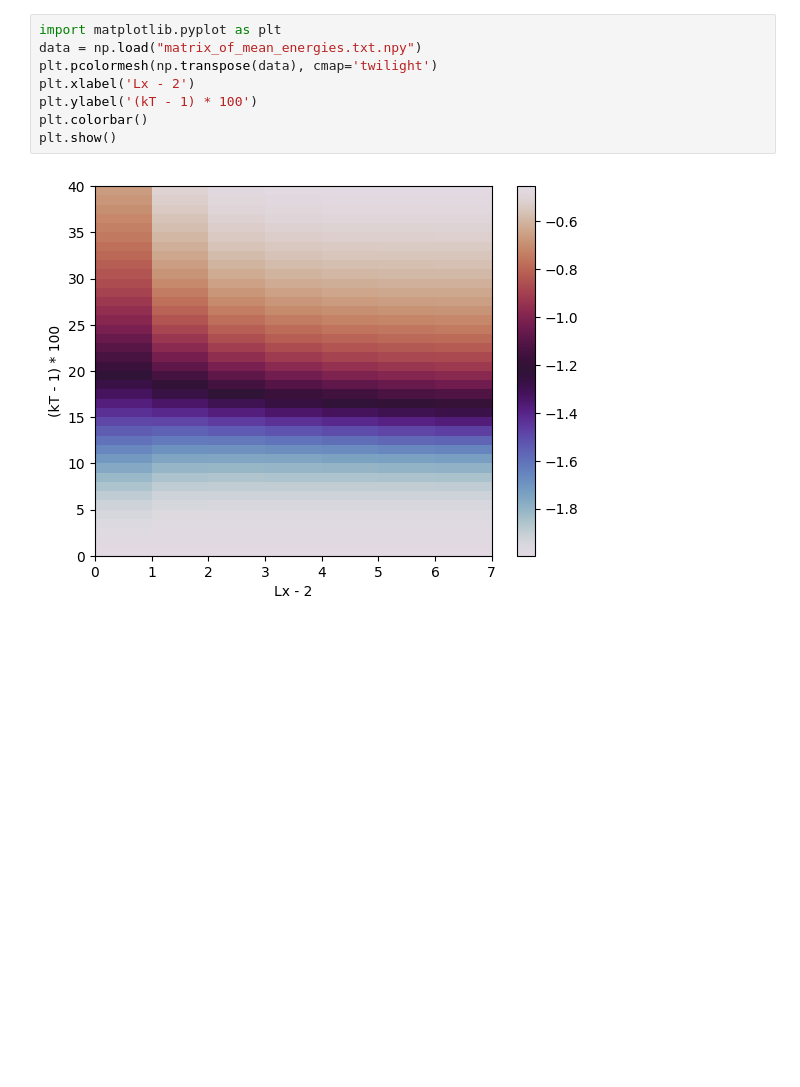
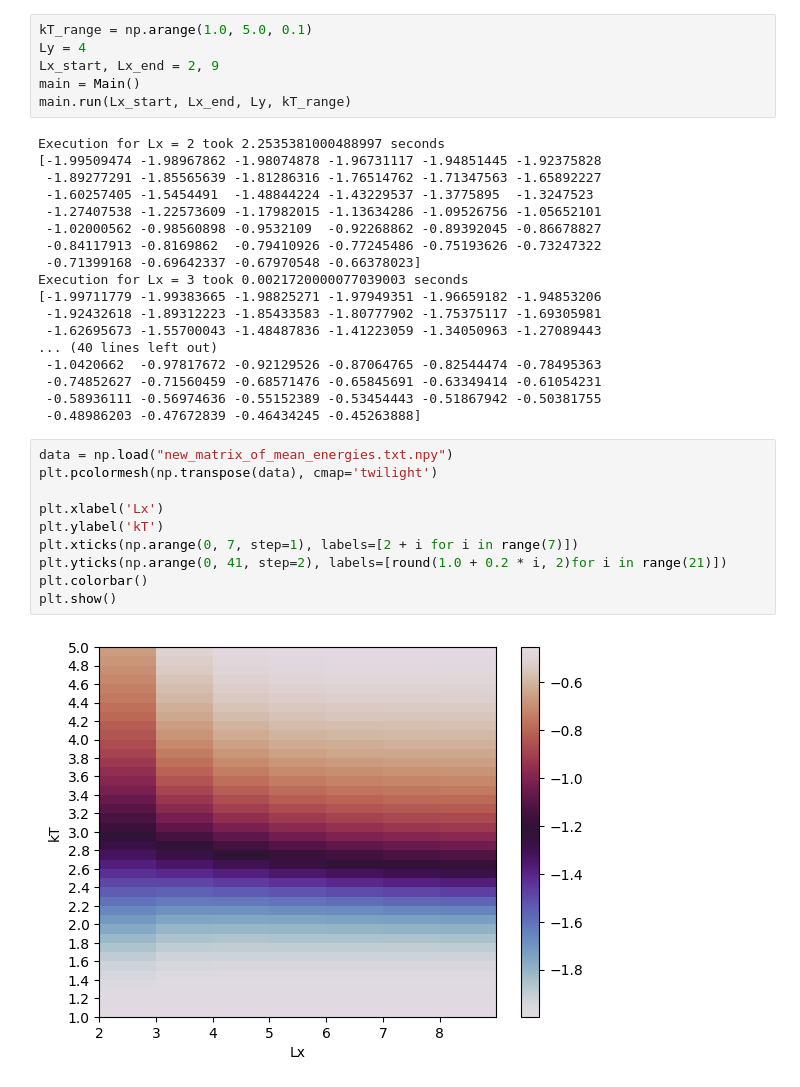
Before and after one commit to rustam432184798213651/FeromagneticModeling, a Jupyter notebook: FeromagneticsModeling.ipynb, the cells around one changed output. Saved outputs shown, nothing was run; the diff lists cells and outputs as text; blank space fills up the shorter version.

Commit message:
Encapsulated main logic inside of a class

```diff
--- a/FeromagneticsModeling.ipynb
+++ b/FeromagneticsModeling.ipynb
@@ -210,10 +150,36 @@ Execution for Lx = 8 took 2637.588398899883 seconds
 # %%
-import matplotlib.pyplot as plt
-data = np.load("matrix_of_mean_energies.txt.npy")
-plt.pcolormesh(np.transpose(data), cmap='twilight')
-plt.xlabel('Lx - 2')
-plt.ylabel('(kT - 1) * 100')
-plt.colorbar()
-plt.show()
+kT_range = np.arange(1.0, 5.0, 0.1)
+Ly = 4
+Lx_start, Lx_end = 2, 9
+main = Main()
+main.run(Lx_start, Lx_end, Ly, kT_range)
 # %% [output]
-[figure, removed]
+Execution for Lx = 2 took 2.2535381000488997 seconds
+[-1.99509474 -1.98967862 -1.98074878 -1.96731117 -1.94851445 -1.92375828
+ -1.89277291 -1.85565639 -1.81286316 -1.76514762 -1.71347563 -1.65892227
+ -1.60257405 -1.5454491  -1.48844224 -1.43229537 -1.3775895  -1.3247523
+ -1.27407538 -1.22573609 -1.17982015 -1.13634286 -1.09526756 -1.05652101
+ -1.02000562 -0.98560898 -0.9532109  -0.92268862 -0.89392045 -0.86678827
+ -0.84117913 -0.8169862  -0.79410926 -0.77245486 -0.75193626 -0.73247322
+ -0.71399168 -0.69642337 -0.67970548 -0.66378023]
+Execution for Lx = 3 took 0.0021720000077039003 seconds
+[-1.99711779 -1.99383665 -1.98825271 -1.97949351 -1.96659182 -1.94853206
+ -1.92432618 -1.89312223 -1.85433583 -1.80777902 -1.75375117 -1.69305981
+ -1.62695673 -1.55700043 -1.48487836 -1.41223059 -1.34050963 -1.27089443
+... (40 lines left out)
+ -1.0420662  -0.97817672 -0.92129526 -0.87064765 -0.82544474 -0.78495363
+ -0.74852627 -0.71560459 -0.68571476 -0.65845691 -0.63349414 -0.61054231
+ -0.58936111 -0.56974636 -0.55152389 -0.53454443 -0.51867942 -0.50381755
+ -0.48986203 -0.47672839 -0.46434245 -0.45263888]
+# %%
+data = np.load("new_matrix_of_mean_energies.txt.npy")
+plt.pcolormesh(np.transpose(data), cmap='twilight')
+
+plt.xlabel('Lx')
+plt.ylabel('kT')
+plt.xticks(np.arange(0, 7, step=1), labels=[2 + i for i in range(7)])
+plt.yticks(np.arange(0, 41, step=2), labels=[round(1.0 + 0.2 * i, 2)for i in range(21)])
+plt.colorbar()
+plt.show()
+# %% [output]
+[figure, added]
```
Also changed, not shown: parts of 6 cells of this notebook, 2 other files.
